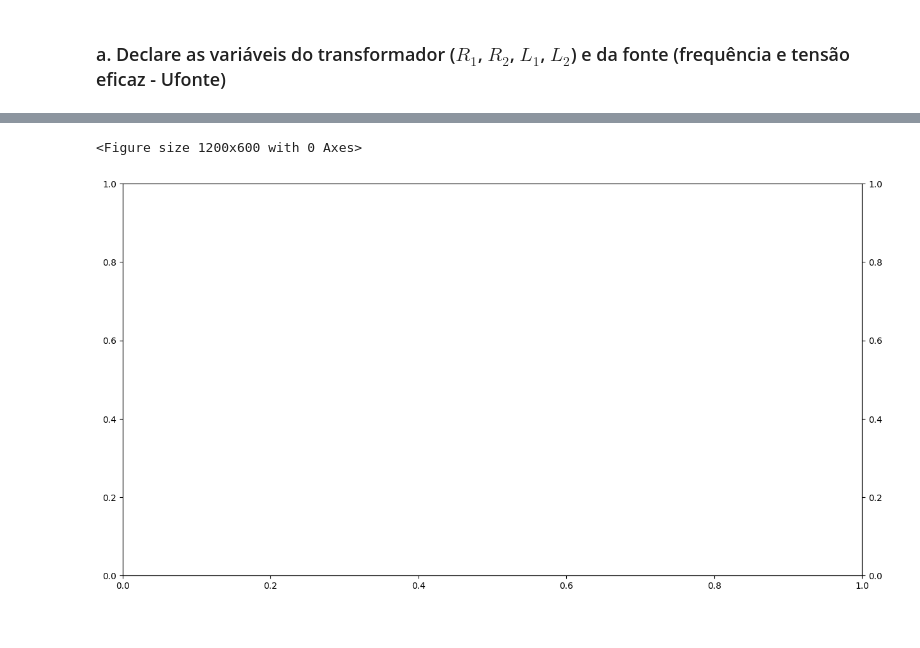
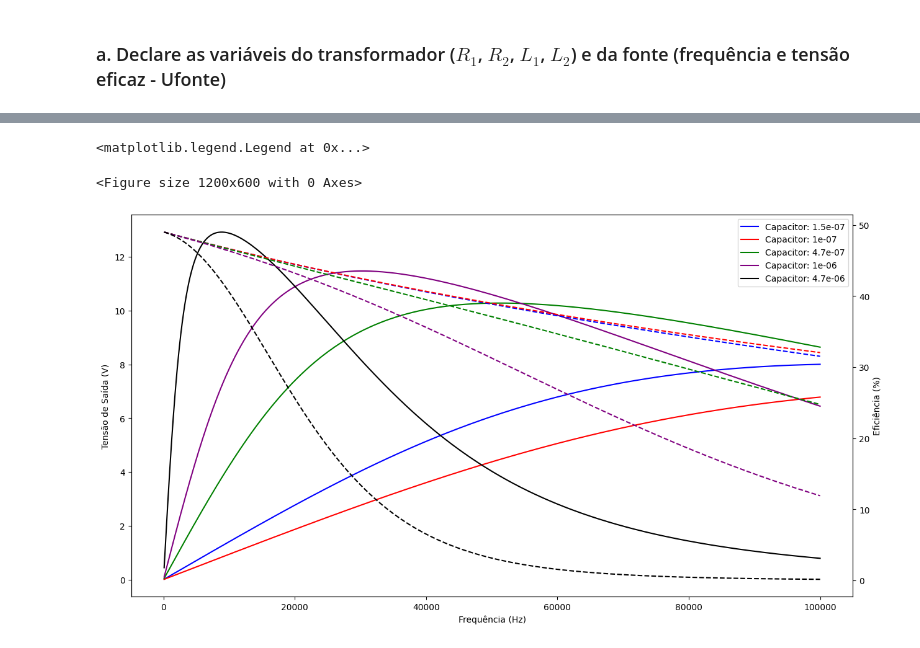
Before and after one commit to NThuesen/Projeto-Eletromag, a Jupyter notebook: Ali copy 2.ipynb, the cells around one changed output, grey strips where cells are left out. Cells and saved outputs as stored; diff of their text form; code cells hidden in the pictures.

```diff
--- a/Ali copy 2.ipynb
+++ b/Ali copy 2.ipynb
@@ -31,0 +11,4 @@ def CalculaResistenciaBobina(Uf, f):
+# %%
+Rc = 5
+k = 0.2
+Uf = 6
@@ -80,13 +55,10 @@ Loop para plotar os gráficos
 def CalculaFinalSerie(frequencia, capacitor):
     Rdc = 0.2
     R_bobina = Rdc + (Rdc * frequencia * 1e-5)
-    i1, i2, V2, Pin, Pout = CalcularTransformadorSerie(Uf, Rc, frequencia, R_bobina)
+    _, _, V2, Pin, Pout = CalcularTransformadorSerie(Uf, Rc, frequencia, R_bobina, capacitor)
     eficiencia = Pout/Pin
-    w = CalculaFrequenciaAngular(frequencia)
-    L = CalculaIndutância(capacitor, w)
-    dic = {'frequencia': frequencia, 'capacitor': capacitor, 'eficiencia': eficiencia.real, 'L': L, 'V2': V2}
+    dic = {'eficiencia': eficiencia,'V2': V2}
     return dic
 
-
-print(CalculaFinalSerie(1000, 1.5e-7))
+print(CalculaFinalSerie(15000, 1.5e-7))
 # %% [output]
@@ -94,15 +66,11 @@ print(CalculaFinalSerie(1000, 1.5e-7))
 # %%
 def CalculaFinalParalelo(frequencia, capacitor):
-    Uf = 10
     Rdc = 0.2
     R_bobina = Rdc + (Rdc * frequencia * 1e-5)
-    i1, i2, V2, Pin, Pout = CalcularTransformadorParalelo(Uf, frequencia, R_bobina)
+    _, _, V2, Pin, Pout = CalcularTransformadorParalelo(Uf, Rc, frequencia, R_bobina, capacitor)
     eficiencia = Pout/Pin
-    w = CalculaFrequenciaAngular(frequencia)
-    L = CalculaIndutância(capacitor, w)
-    dic = {'frequencia': frequencia, 'capacitor': capacitor, 'eficiencia': eficiencia.real, 'L': L, 'V2': V2}
+    dic = {'eficiencia': eficiencia, 'V2': V2}
     return dic
 
-
 print(CalculaFinalParalelo(10000, 1.5e-7))
 # %% [output]
@@ -110,5 +78,5 @@ print(CalculaFinalParalelo(10000, 1.5e-7))
 # %%
-frequencias = np.arange(0, 100000, 1000)
+frequencias = np.linspace(100,100e3,1500)
 Capacitores = [150e-9, 0.1e-6, 0.47e-6, 1e-6, 4.7e-6]
 # %%
 plt.figure(figsize=(12, 6))
@@ -138,24 +105,23 @@ ZeroDivisionError: complex division by zero
 # %%
 plt.figure(figsize=(12, 6))
 fig, Eixo_X1_P = plt.subplots(figsize=(15,8))
 Eixo_X2_P = Eixo_X1_P.twinx()
 Cores = ['b', 'r', 'g', 'purple', 'black']
-
+Uf = 6
 for i, c in enumerate(Capacitores):
     tensoes_paralelo = []
     eficiencias_paralelo = []
     for f in frequencias:
         dic = CalculaFinalParalelo(f, c)
         tensoes_paralelo.append(dic['V2'])
         eficiencias_paralelo.append(dic['eficiencia']*100)
-    Eixo_X1_S.plot(frequencias, tensoes_paralelo, color=Cores[i], label='Capacitor: '+str(c))
-    Eixo_X2_S.plot(frequencias, eficiencias_paralelo, color=Cores[i], linestyle='--')
-    Eixo_X1_S.set_xlabel('Frequência (Hz)')
-    Eixo_X1_S.set_ylabel('Tensão de Saída (V)')
-    Eixo_X2_S.set_ylabel('Eficiência (%)')
-    Eixo_X1_S.legend()
-
-plt.show()
+    Eixo_X1_P.plot(frequencias, tensoes_paralelo, color=Cores[i], label='Capacitor: '+str(c))
+    Eixo_X2_P.plot(frequencias, eficiencias_paralelo, color=Cores[i], linestyle='--')
+Eixo_X1_P.set_xlabel('Frequência (Hz)')
+Eixo_X1_P.set_ylabel('Tensão de Saída (V)')
+Eixo_X2_P.set_ylabel('Eficiência (%)')
+Eixo_X1_P.legend()
 # %% [output]
-<Figure size 1200x600 with 0 Axes>
+<matplotlib.legend.Legend at 0x...>
+<Figure size 1200x600 with 0 Axes>
-[figure, old version]
+[figure, new version]
```
Also changed, not shown: parts of 10 cells of this notebook.
